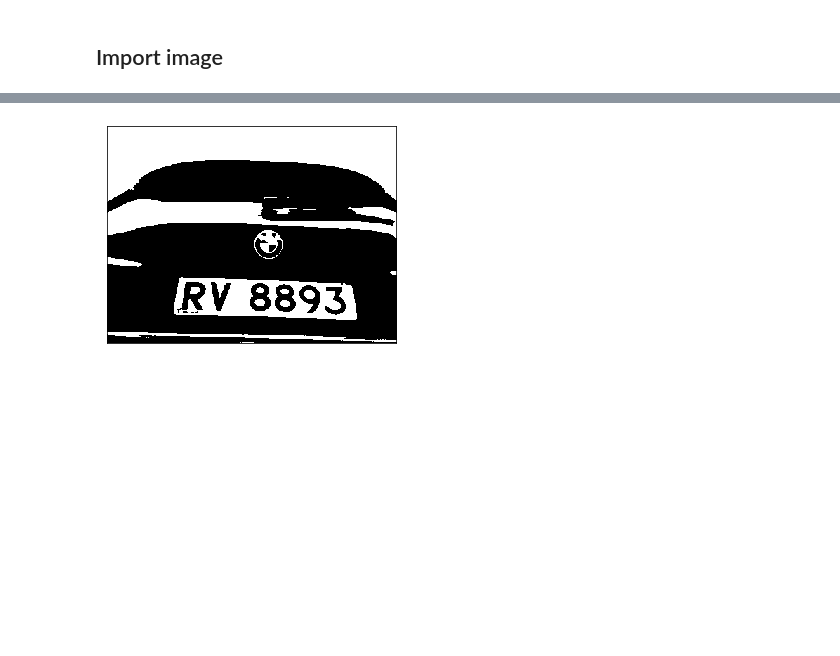
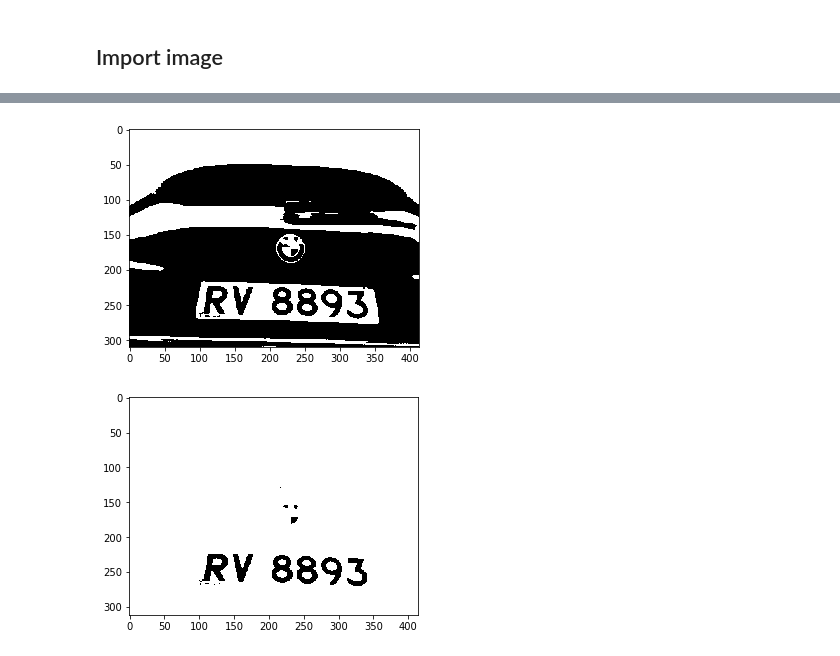
Before and after one commit to elise-ng/FYP_SmartCarPark, a Jupyter notebook: cv/plate_detection.ipynb, the cells around one changed output, grey strips where cells are left out. Drawn from its saved outputs; the diff is of its cells as text; code cells hidden in the pictures; blank space fills up the shorter version.

```diff
--- a/cv/plate_detection.ipynb
+++ b/cv/plate_detection.ipynb
@@ -24,9 +27,16 @@ _ = plt.xticks([]), plt.yticks([])
-# %%
-threshold_value = threshold_minimum(bw)
-binary_image = bw > threshold_value
-binary_image = binary_image.astype(np.uint8)
-plt.imshow(binary_image, cmap = 'gray', )
-_ = plt.xticks([]), plt.yticks([])
-# %% [output]
-[figure, removed]
+# %%
+threshold_value = threshold_minimum(bw)
+binary_image = bw > threshold_value
+binary_image = binary_image.astype(np.uint8)
+binary_image_white_filled = cv2.copyMakeBorder(binary_image, 10, 10, 10, 10, cv2.BORDER_CONSTANT, value=[0, 0, 0])
+mask = cv2.copyMakeBorder(binary_image_white_filled, 1, 1, 1, 1, cv2.BORDER_CONSTANT, 0)
+cv2.floodFill(binary_image_white_filled, mask, (0, 0), 255, flags=cv2.FLOODFILL_MASK_ONLY)
+binary_image_white_filled = mask[10: -10, 10: -10]
+plt.imshow(binary_image, cmap = 'gray')
+plt.show()
+plt.imshow(binary_image_white_filled, cmap = 'gray')
+plt.show()
+# %% [output]
+[figure, added]
+[figure, added]
 # %%
```
Also changed, not shown: parts of 7 cells of this notebook, 1 other file.
